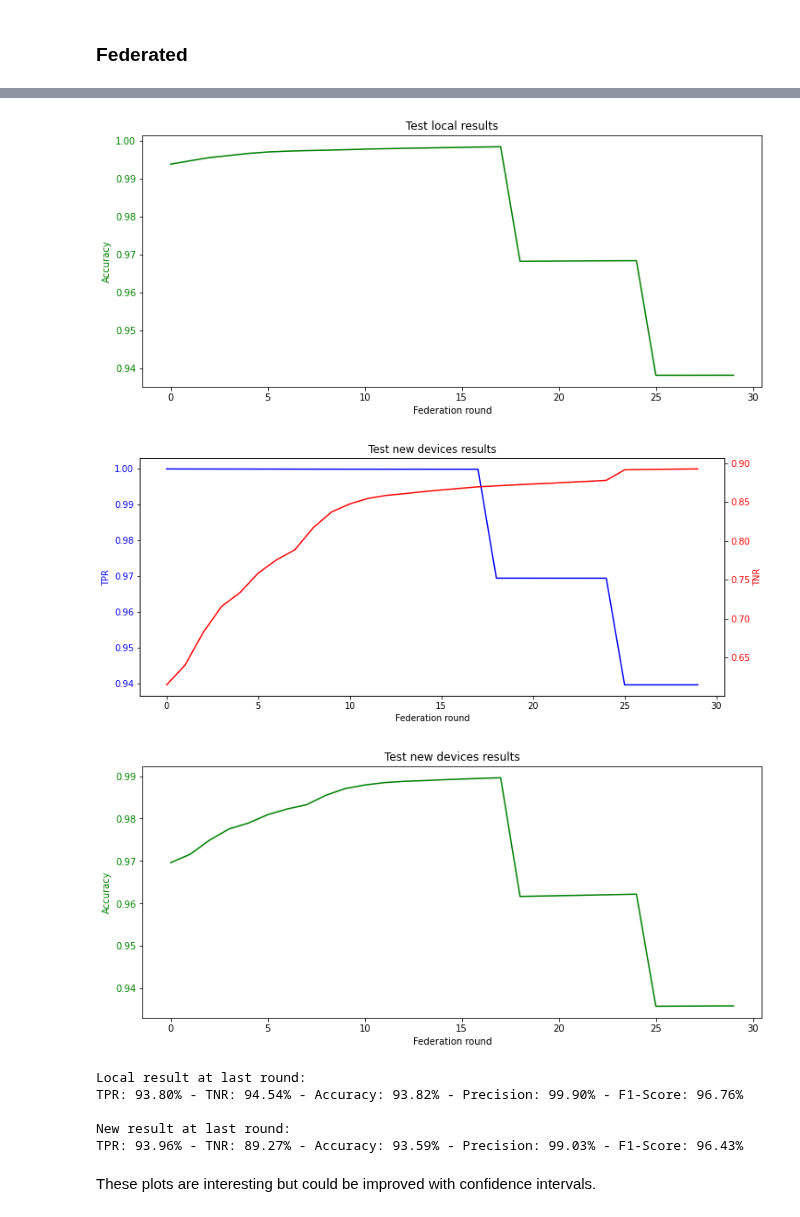
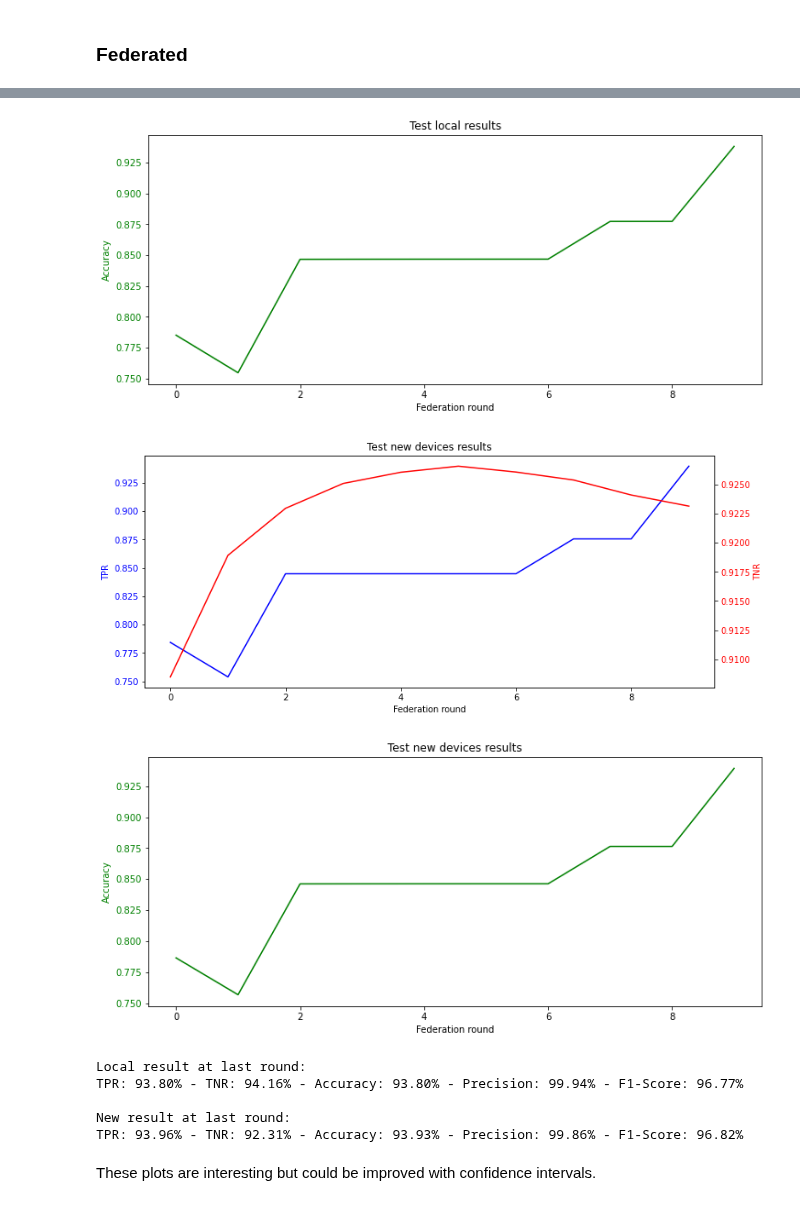
Before and after one commit to ValerianRey/fed_iot_guard, a Jupyter notebook: Test results.ipynb, the cells around one changed output, grey strips where cells are left out. Cells and saved outputs as stored; diff of their text form; code cells hidden in the pictures.

Commit message:
added some results

```diff
--- a/Test results.ipynb
+++ b/Test results.ipynb
@@ -95,7 +95,7 @@ TPR: 96.97% - TNR: 48.55% - Accuracy: 95.86% - Precision: 98.77% - F1-Score: 97.
 # %% [markdown]
 ### Federated
 # %%
-path_test = 'test_results/decentralized_autoencoder_federated/run_1 (msi)/'
+path_test = 'test_results/decentralized_autoencoder_federated/run_2/'
 
 with open(path_test + 'local_results.json') as json_file:
     test_local_results = json.load(json_file)
@@ -122,10 +122,10 @@ print_rates(new_results_per_round[-1])
-[figure, old version]
+[figure, new version]
-[figure, old version]
+[figure, new version]
-[figure, old version]
+[figure, new version]
 Local result at last round:
-TPR: 93.80% - TNR: 94.54% - Accuracy: 93.82% - Precision: 99.90% - F1-Score: 96.76%
+TPR: 93.80% - TNR: 94.16% - Accuracy: 93.80% - Precision: 99.94% - F1-Score: 96.77%
 
 New result at last round:
-TPR: 93.96% - TNR: 89.27% - Accuracy: 93.59% - Precision: 99.03% - F1-Score: 96.43%
+TPR: 93.96% - TNR: 92.31% - Accuracy: 93.93% - Precision: 99.86% - F1-Score: 96.82%
 # %% [markdown]
 These plots are interesting but could be improved with confidence intervals.
```
Also changed, not shown: parts of 1 cell of this notebook, 5 other files.
